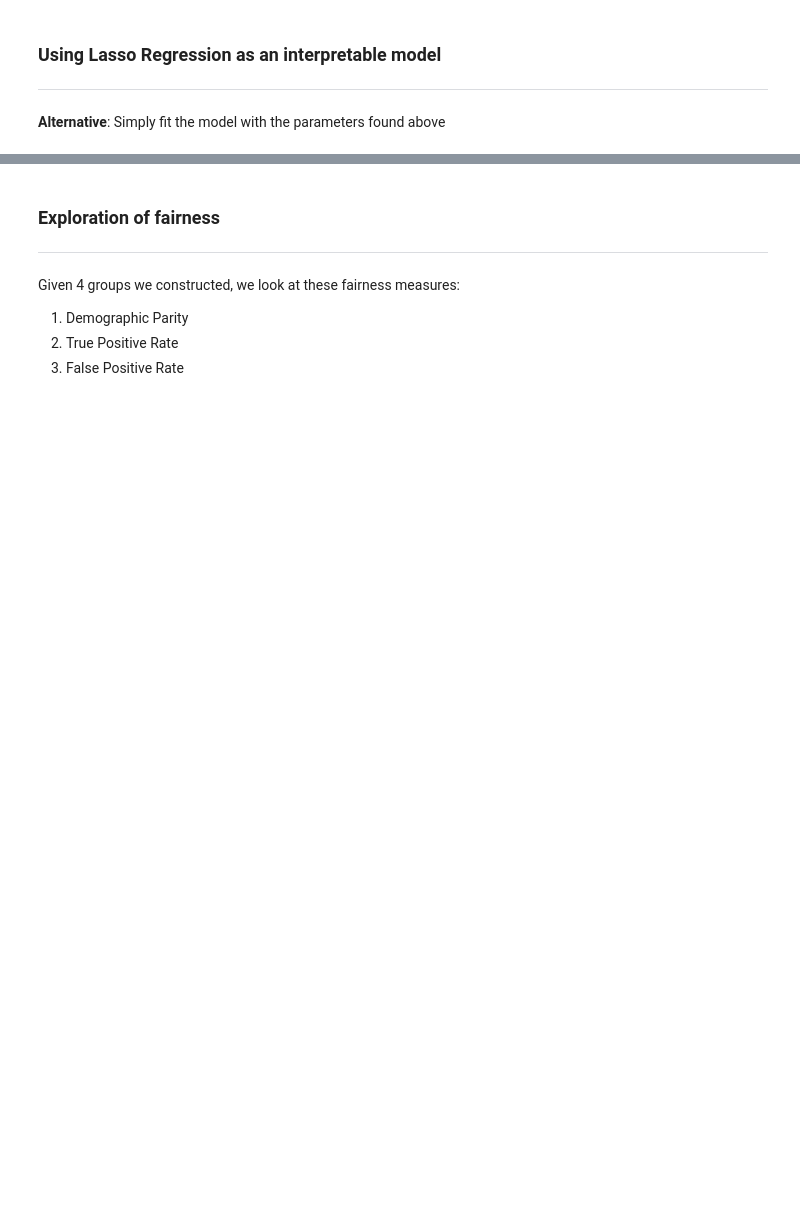
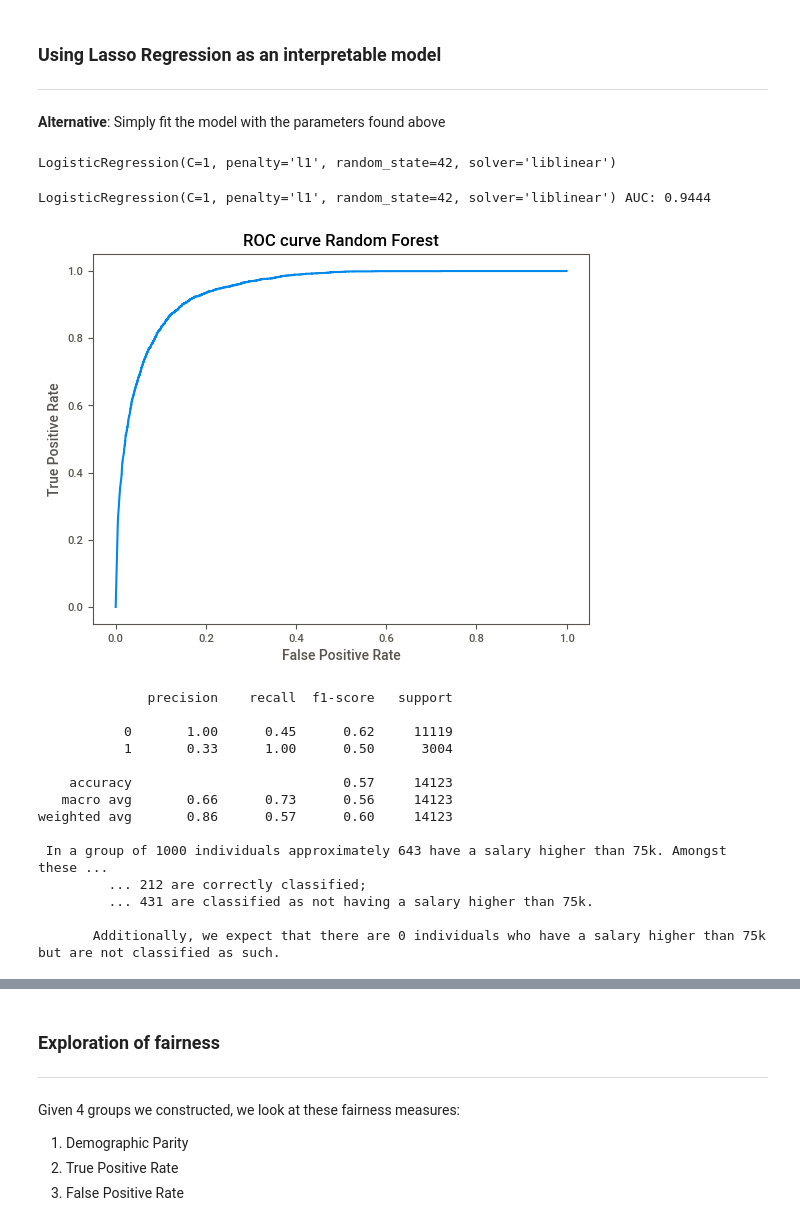
Before and after one commit to noortje00/EDSY3-FTIML-P2, a Jupyter notebook: FTIML_Assignment_2_2026.ipynb, the cells around one changed output, grey strips where cells are left out. Drawn from its saved outputs; the diff is of its cells as text; code cells hidden in the pictures; blank space fills up the shorter version.

Commit message:
Added XGBoost, AUC and conditional fairness metrics to the notebook

```diff
--- a/FTIML_Assignment_2_2026.ipynb
+++ b/FTIML_Assignment_2_2026.ipynb
@@ -358,19 +358,3 @@ RandomForestClassifier(class_weight='balanced', max_depth=20, max_features=5,
                        min_samples_leaf=20, n_estimators=600, random_state=42)
 # %% [markdown]
 ### Analyze fit of the model
-# %%
-# predict probabilities of readmission
-rf.fit(X_train, y_train)
-y_pred = rf.predict_proba(X_test)[:,1]
-
-# plot ROC curve
-fpr, tpr, thresholds = roc_curve(y_test, y_pred)
-plt.plot(fpr, tpr)
-plt.xlabel('False Positive Rate')
-plt.ylabel('True Positive Rate')
-plt.title('ROC curve Random Forest')
-plt.show()
-
-# get classification report and tune threshold in such a way that recall is at least 0.9
-threshold = 0.5
-print(classification_report(y_test, y_pred > threshold))
@@ -387,5 +361,24 @@ weighted avg       0.88      0.82      0.84     14123
 # %%
-print(f" In a group of 1000 individuals approximately {sum(y_pred > threshold) / len(y_pred) * 1000:.0f} have a salary higher than 75k. Amongst these ... \n \
+def evaluate_model(model, X_test, y_test):
+    # predict probabilities of readmission
+    model.fit(X_train, y_train)
+    y_pred = model.predict_proba(X_test)[:,1]
+
+    auc = roc_auc_score(y_test, y_pred)
+    print(f"{model} AUC: {auc:.4f}")
+
+    # plot ROC curve
+    fpr, tpr, thresholds = roc_curve(y_test, y_pred)
+    plt.plot(fpr, tpr)
+    plt.xlabel('False Positive Rate')
+    plt.ylabel('True Positive Rate')
+    plt.title('ROC curve Random Forest')
+    plt.show()
+
+    threshold = 0.5
+    print(classification_report(y_test, y_pred > threshold))
+
+    print(f" In a group of 1000 individuals approximately {sum(y_pred > threshold) / len(y_pred) * 1000:.0f} have a salary higher than 75k. Amongst these ... \n \
       \t ... {sum((y_test == 1) & (y_pred > threshold)) / len(y_pred) * 1000:.0f} are correctly classified; \n \
       \t ... {sum((y_test == 0) & (y_pred > threshold)) / len(y_pred) * 1000:.0f} are classified as not having a salary higher than 75k. \n \n \
-Additionally, we expect that there are {sum((y_test == 1) & (y_pred < threshold)) / len(y_pred) * 1000:.0f} individuals who have a salary higher than 75k but are not classified as such.")
+      Additionally, we expect that there are {sum((y_test == 1) & (y_pred < threshold)) / len(y_pred) * 1000:.0f} individuals who have a salary higher than 75k but are not classified as such.")
@@ -423,10 +425,32 @@ print(classification_report(y_test, lasso.predict(X_test_scaled)))
 # %% [markdown]
 **Alternative**: Simply fit the model with the parameters found above
 # %%
+from sklearn.linear_model import LogisticRegression
+from sklearn.metrics import classification_report
+
 lasso = LogisticRegression(C=1 , penalty='l1', solver='liblinear', random_state=42)
 lasso.fit(X_train_scaled, y_train)
-print("Lasso:")
-print(classification_report(y_test, lasso.predict(X_test_scaled)))
+# %% [output]
+LogisticRegression(C=1, penalty='l1', random_state=42, solver='liblinear')
+# %%
+evaluate_model(lasso, X_test_scaled, y_test)
+# %% [output]
+LogisticRegression(C=1, penalty='l1', random_state=42, solver='liblinear') AUC: 0.9444
+[figure, added]
+              precision    recall  f1-score   support
+
+           0       1.00      0.45      0.62     11119
+           1       0.33      1.00      0.50      3004
+
+    accuracy                           0.57     14123
+   macro avg       0.66      0.73      0.56     14123
+weighted avg       0.86      0.57      0.60     14123
+
+ In a group of 1000 individuals approximately 643 have a salary higher than 75k. Amongst these ...
+         ... 212 are correctly classified;
+         ... 431 are classified as not having a salary higher than 75k.
+
+       Additionally, we expect that there are 0 individuals who have a salary higher than 75k but are not classified as such.
 # %%
 lasso_params = lasso.coef_
 lasso_intercept = lasso.intercept_
```
Also changed, not shown: parts of 22 cells of this notebook, 5 other files.
